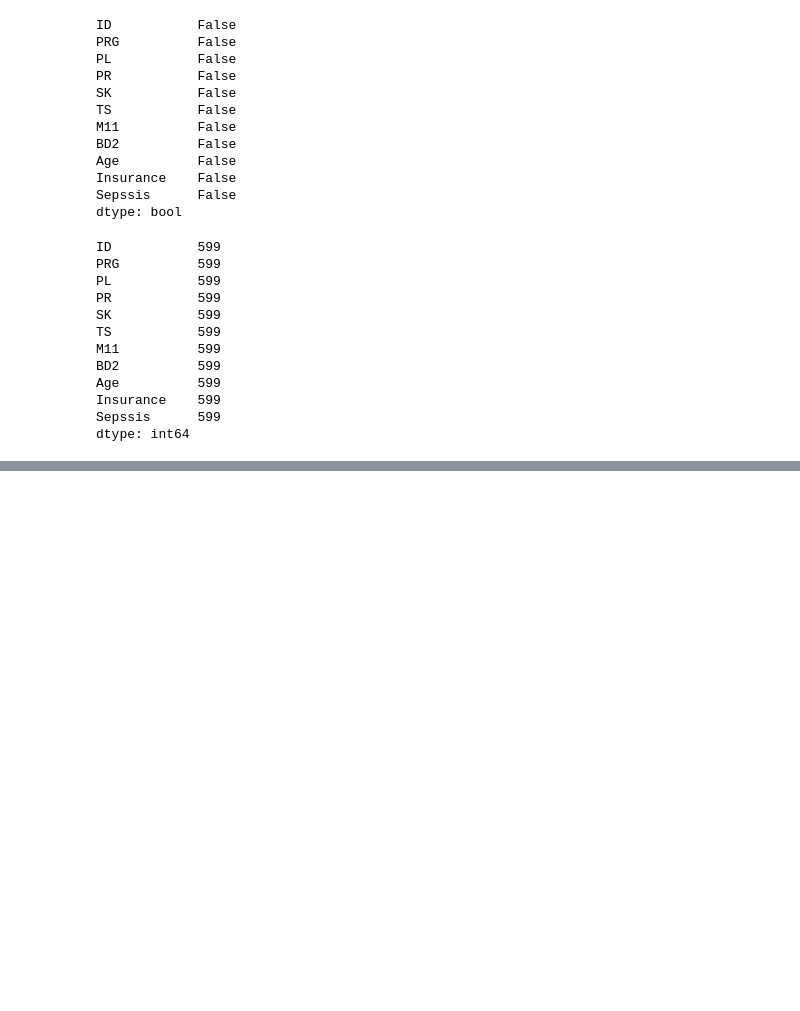
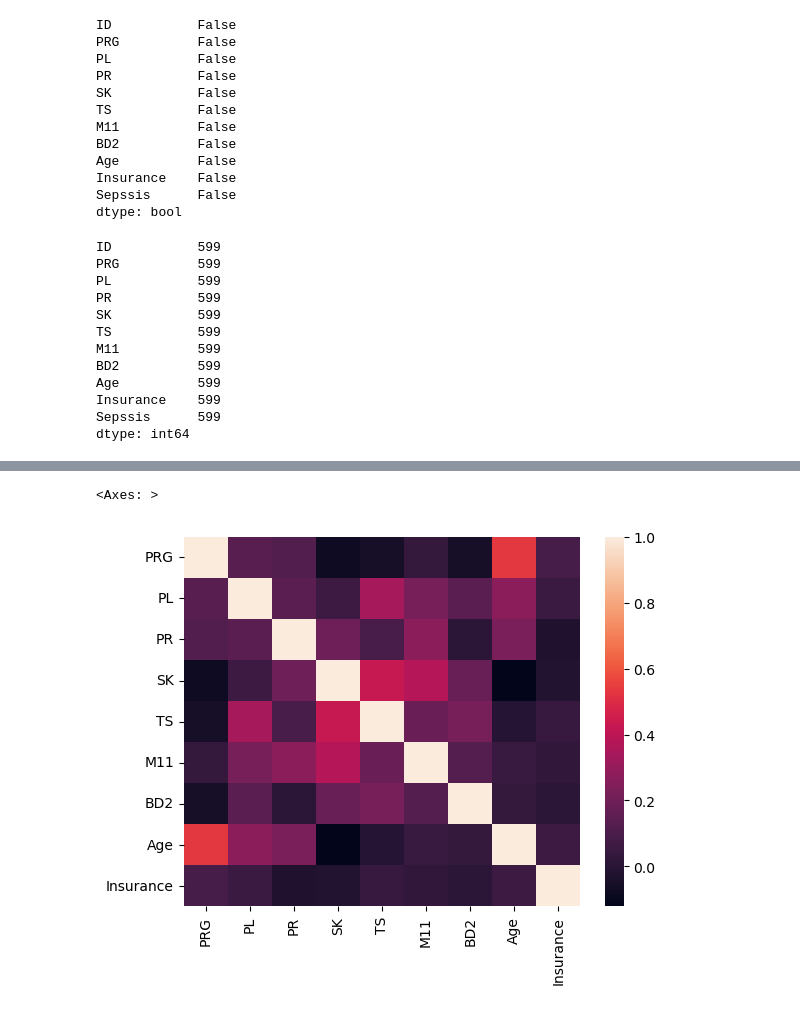
Before and after one commit to Ysafi1/MachineLearningModel_FastAPI, a Jupyter notebook: dev/main.ipynb, the cells around one changed output, grey strips where cells are left out. Drawn from its saved outputs; the diff is of its cells as text; code cells hidden in the pictures; blank space fills up the shorter version.

```diff
--- a/dev/main.ipynb
+++ b/dev/main.ipynb
@@ -146,0 +211,4 @@ dtype: int64
+# %%
+# Extract numerical columns
+numeric_columns = df.select_dtypes(exclude=['object'])
+numeric_columns.head()
@@ -146,0 +255,4 @@ dtype: int64
+# %%
+# correlation analysis
+correlation_matrix = numeric_columns.corr()
+correlation_matrix
@@ -146,0 +270,5 @@ dtype: int64
+# %%
+sns.heatmap(data=correlation_matrix)
+# %% [output]
+<Axes: >
+[figure, added]
```
Also changed, not shown: parts of 20 cells of this notebook.
